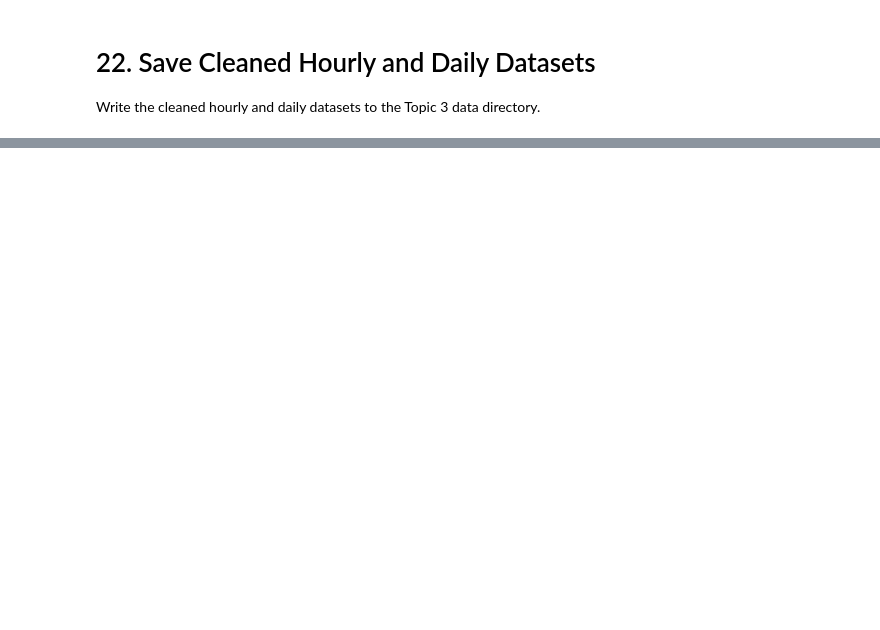
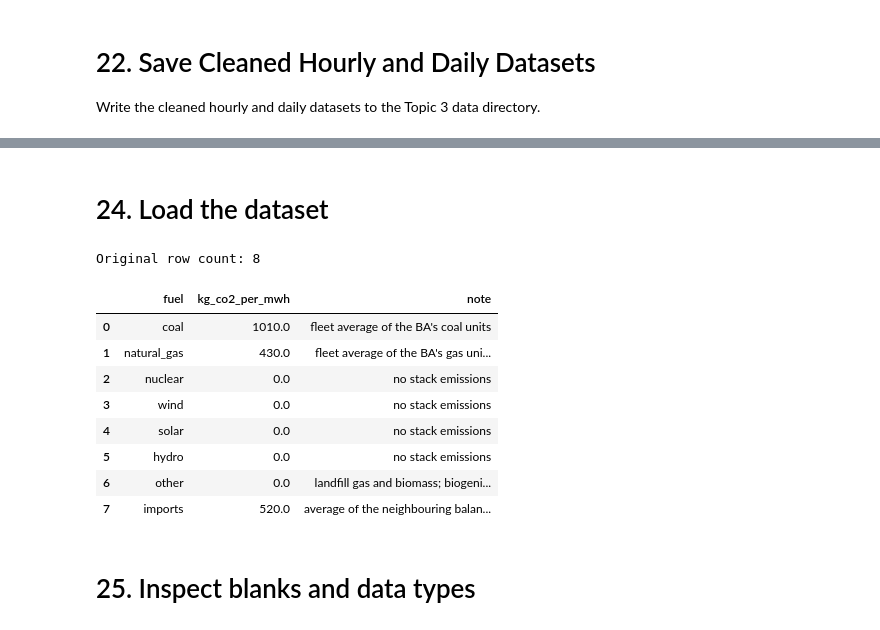
Before and after one commit to jandrew2353/Group1-491, a Jupyter notebook: Topic3_Climate_Energy_The_Green_Tech_Carbon_Spike/data/cleaning_data_full.ipynb, the cells around one changed output, grey strips where cells are left out. Saved outputs shown, nothing was run; the diff lists cells and outputs as text; code cells hidden in the pictures; blank space fills up the shorter version.

Commit message:
Added fuel_type cleaned data

```diff
--- a/Topic3_Climate_Energy_The_Green_Tech_Carbon_Spike/data/cleaning_data_full.ipynb
+++ b/Topic3_Climate_Energy_The_Green_Tech_Carbon_Spike/data/cleaning_data_full.ipynb
@@ -1434,0 +1852,20 @@ print("Daily rows:", len(daily_averages))
+# %% [markdown]
+# 24. Load the dataset
+# %%
+fuel_factors = pd.read_csv("fuel_factors.csv")
+
+print("Original row count:", len(fuel_factors))
+display(fuel_factors)
+# %% [output]
+Original row count: 8
+|  | fuel | kg_co2_per_mwh | note |
+| 0 | coal | 1010.0 | fleet average of the BA's coal units |
+| 1 | natural_gas | 430.0 | fleet average of the BA's gas uni... |
+| 2 | nuclear | 0.0 | no stack emissions |
+| 3 | wind | 0.0 | no stack emissions |
+| 4 | solar | 0.0 | no stack emissions |
+| 5 | hydro | 0.0 | no stack emissions |
+| 6 | other | 0.0 | landfill gas and biomass; biogeni... |
+| 7 | imports | 520.0 | average of the neighbouring balan... |
+# %% [markdown]
+# 25. Inspect blanks and data types
```
Also changed, not shown: parts of 51 cells of this notebook, 6 other files.
